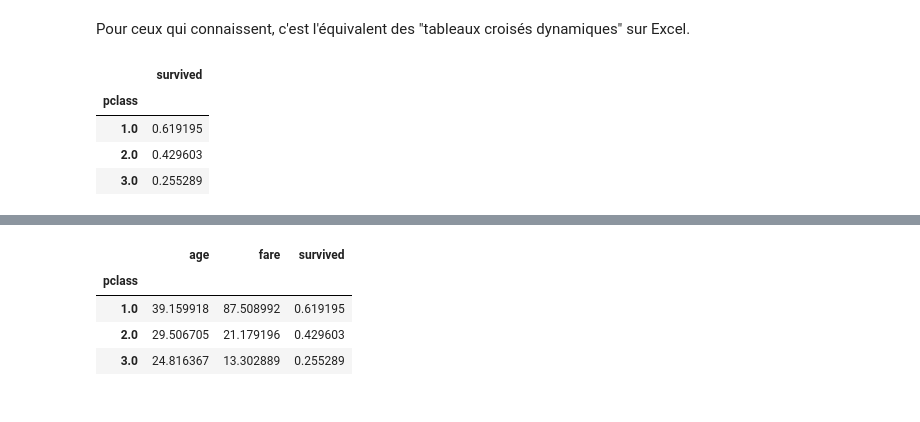
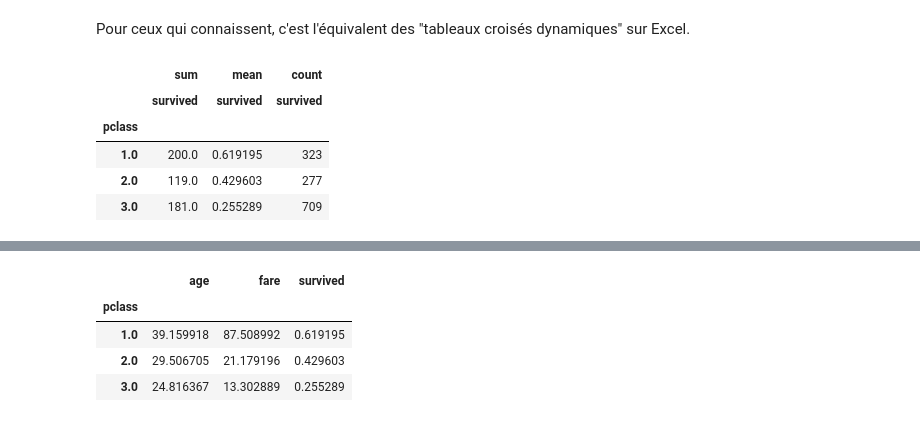
Before and after one commit to louiskuhn/IA-P3-Euskadi, a Jupyter notebook: Ressources/Python/1. Analyse de données/Intro à Pandas.ipynb, the cells around one changed output, grey strips where cells are left out. Cells and saved outputs as stored; diff of their text form; code cells hidden in the pictures.

```diff
--- a/Ressources/Python/1. Analyse de données/Intro à Pandas.ipynb
+++ b/Ressources/Python/1. Analyse de données/Intro à Pandas.ipynb
@@ -549,11 +663,13 @@ titanic.dropna(axis = 0, subset = ["age","sex"]).shape
 Pour ceux qui connaissent, c'est l'équivalent des "tableaux croisés dynamiques" sur Excel.
 # %%
 ### Méthode DataFrame.pivot_table() : regardez la doc !!
-titanic.pivot_table(index = "pclass", values = "survived")
+import numpy as np
+titanic.pivot_table(index = "pclass", values = "survived", aggfunc=['sum', 'mean', 'count'])
 # %% [output]
-|  | survived |
-| pclass |  |
-| 1.0 | 0.619195 |
-| 2.0 | 0.429603 |
-| 3.0 | 0.255289 |
+|  | sum | mean | count |
+|  | survived | survived | survived |
+| pclass |  |  |  |
+| 1.0 | 200.0 | 0.619195 | 323 |
+| 2.0 | 119.0 | 0.429603 | 277 |
+| 3.0 | 181.0 | 0.255289 | 709 |
 # %%
```
Also changed, not shown: parts of 33 cells of this notebook.
